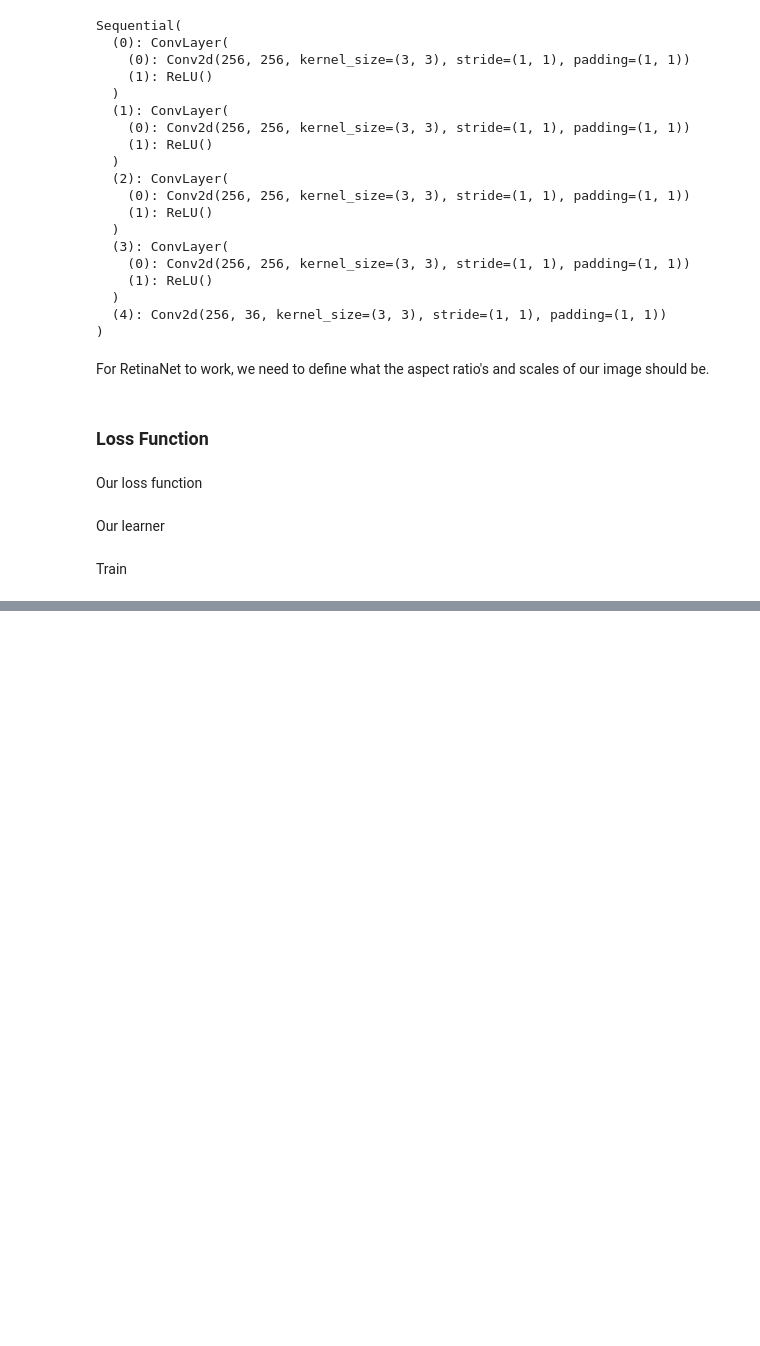
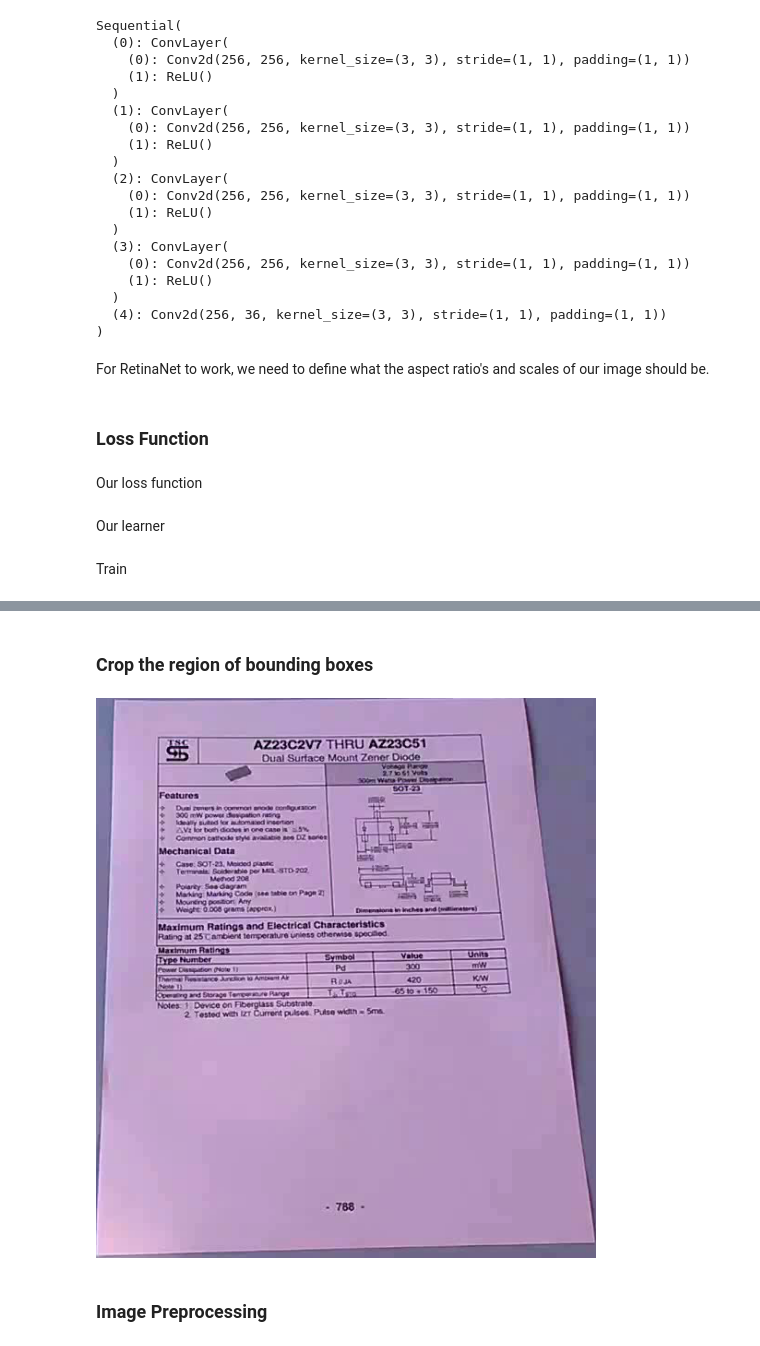
Before and after one commit to alixintong/btt-ai-know-your-customer, a Jupyter notebook: bounding_box.ipynb, the cells around one changed output, grey strips where cells are left out. Saved outputs shown, nothing was run; the diff lists cells and outputs as text; code cells hidden in the pictures; blank space fills up the shorter version.

Commit message:
Tried the pipeline on a single image

```diff
--- a/bounding_box.ipynb
+++ b/bounding_box.ipynb
@@ -610,0 +611,2 @@ learn.fit_one_cycle(10, slice(1e-5, 1e-4))
+# %% [markdown]
+### Crop the region of bounding boxes
@@ -610,0 +628,11 @@ learn.fit_one_cycle(10, slice(1e-5, 1e-4))
+# %%
+img_name = 'datasheet001_frames_00001.jpg'
+im = Image.open('/content/drive/MyDrive/BTTAI_AmericanExpress1/datasets/sampleDataset/frames_bb/' + img_name)
+# %%
+im1 = im.crop(img2bbox[img_name][0]) # im.crop(left, top, right, bottom)
+# %%
+im1
+# %% [output]
+[figure, added]
+# %% [markdown]
+### Image Preprocessing
```
Also changed, not shown: parts of 17 cells of this notebook.
